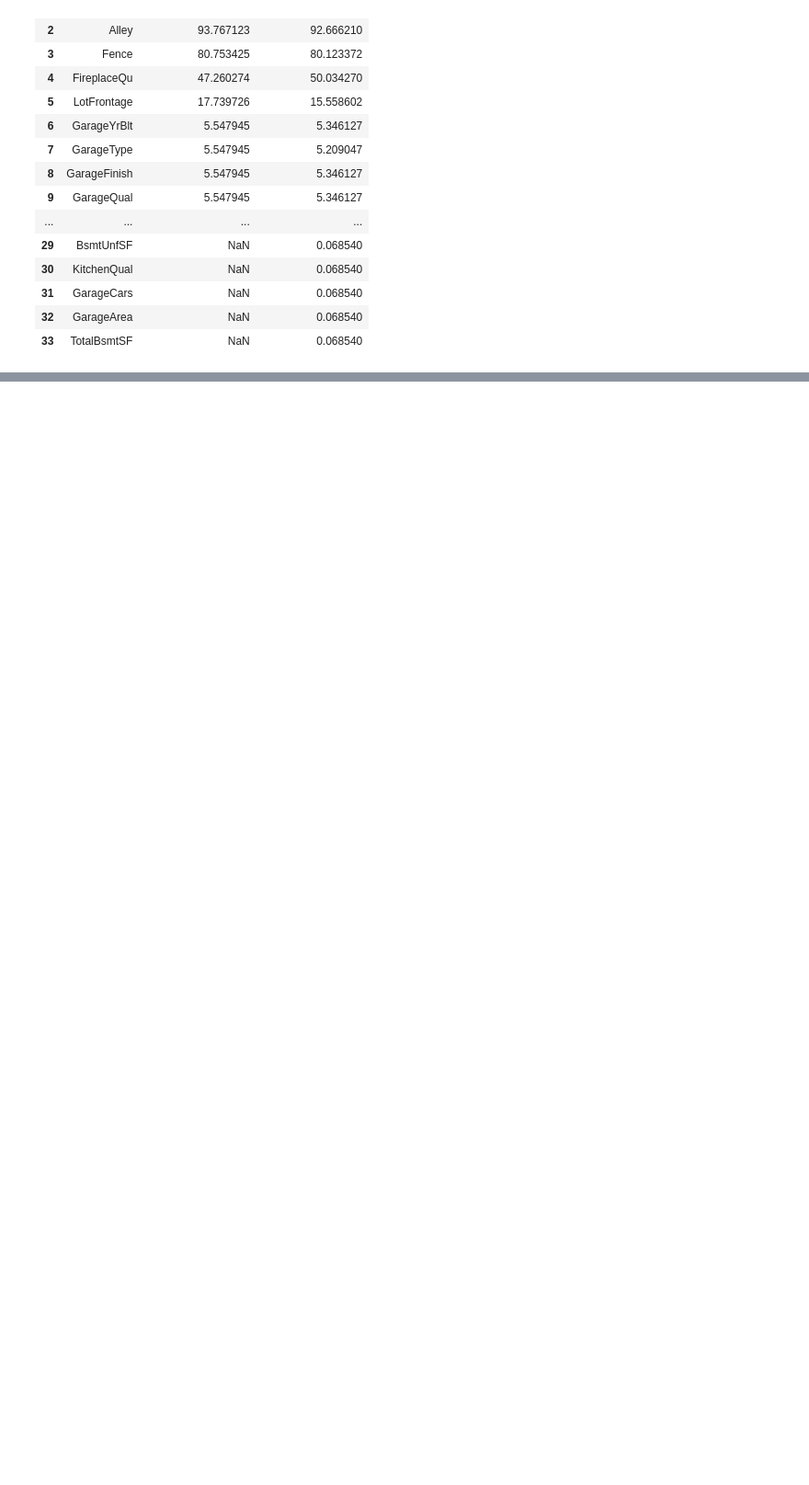
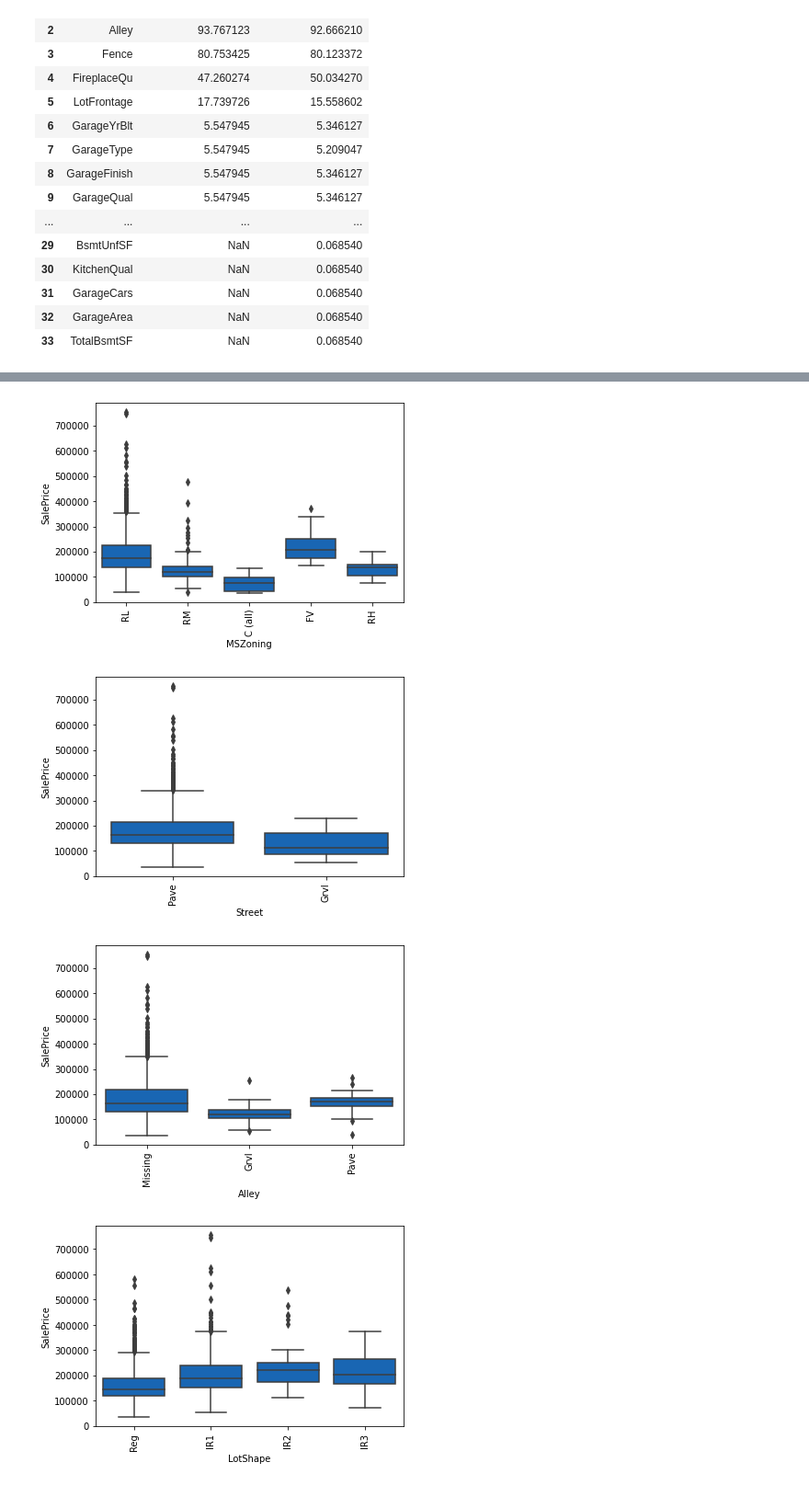
Before and after one commit to GallonShih/Projects, a Jupyter notebook: SideProject/03_Kaggle_House_Prices/HousePrices.ipynb, the cells around one changed output, grey strips where cells are left out. Shown at 92% size. Cells and saved outputs as stored; diff of their text form; code cells hidden in the pictures; blank space fills up the shorter version.

```diff
--- a/SideProject/03_Kaggle_House_Prices/HousePrices.ipynb
+++ b/SideProject/03_Kaggle_House_Prices/HousePrices.ipynb
@@ -174,0 +198,10 @@ Length: 81, dtype: int64
+# %%
+for c in object_features:
+    sns.boxplot(x = c, y = 'SalePrice',data=train,color='#0066CC')
+    plt.xticks(rotation=90)
+    plt.show()
+# %% [output]
+[figure, added]
+[figure, added]
+[figure, added]
+[figure, added]
```
Also changed, not shown: parts of 13 cells of this notebook.
